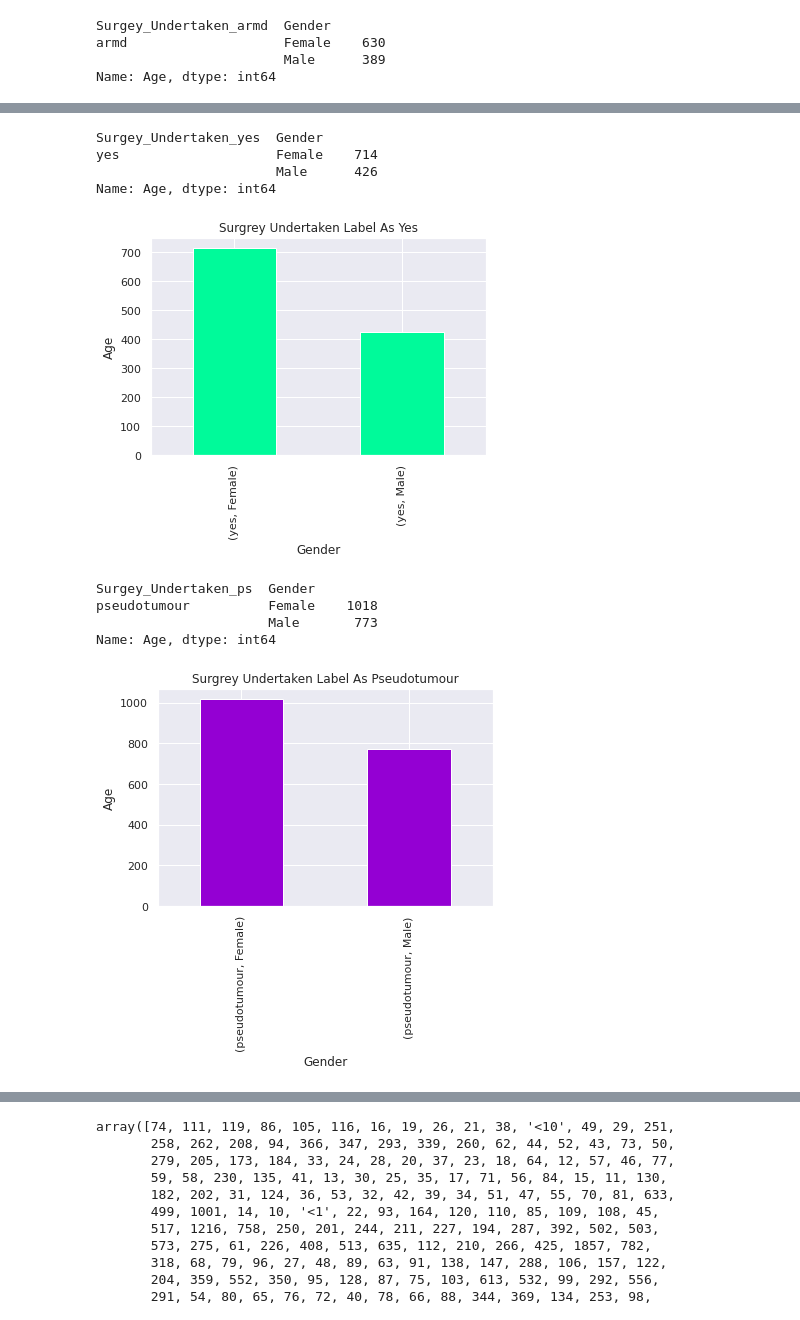
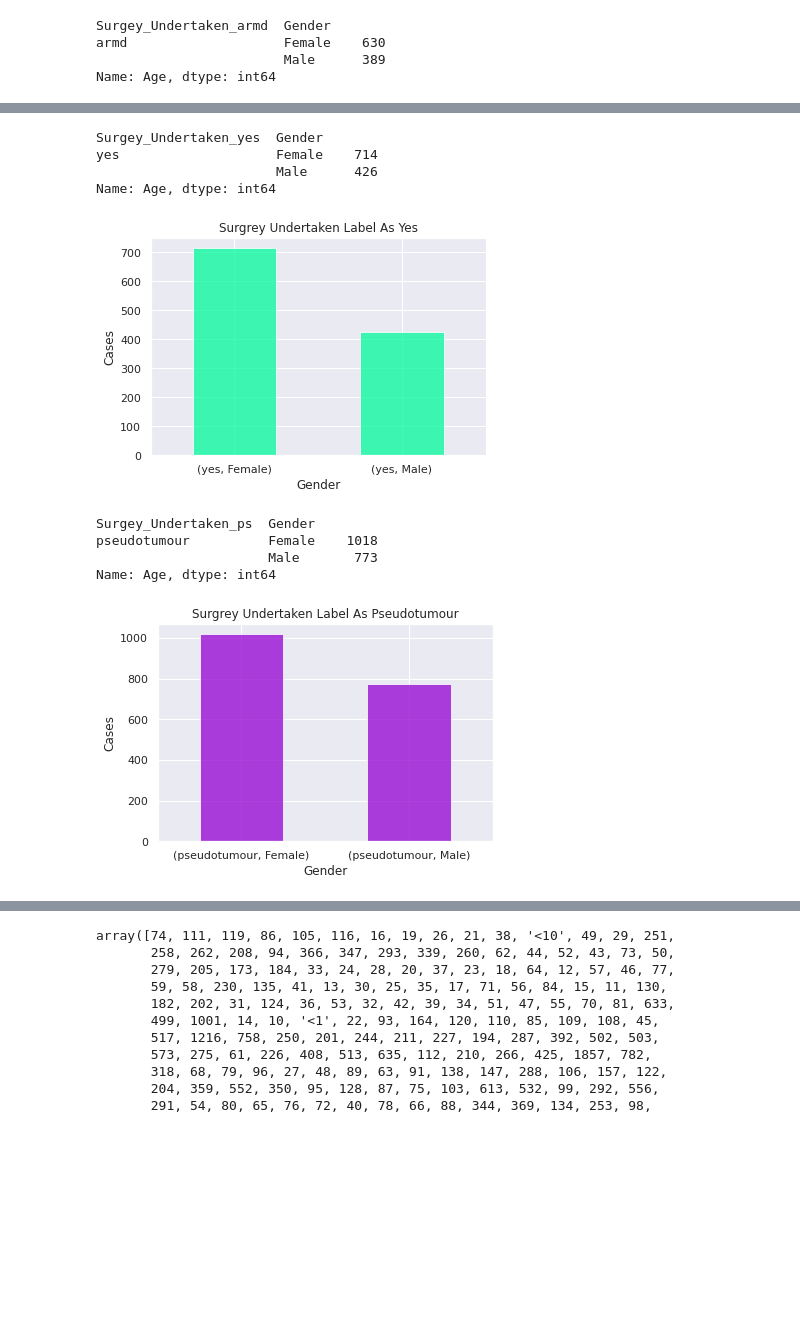
Before and after one commit to Hamza1122/ML-Ass, a Jupyter notebook: Untitled13.ipynb, the cells around one changed output, grey strips where cells are left out. Drawn from its saved outputs; the diff is of its cells as text; code cells hidden in the pictures; blank space fills up the shorter version.

```diff
--- a/Untitled13.ipynb
+++ b/Untitled13.ipynb
@@ -214,33 +215,33 @@ Name: Age, dtype: int64
 # %%
 #No of "Yes" cases mean with respect gender and age
 df['Surgey_Undertaken_yes'] = df['Surgey_Undertaken_yes'].mask(df['Surgey_Undertaken_yes'].ne('yes'))
 temp=df.groupby(["Surgey_Undertaken_yes","Gender"])["Age"].count()  #female were affected and male in armd
 print(temp)
-temp.plot(kind ='bar' , title ='Surgrey Undertaken Label As Yes',color="mediumspringgreen")
+temp.plot(kind ='bar' , title ='Surgrey Undertaken Label As Yes',color="mediumspringgreen",alpha=0.75, rot=0)
 plt.xlabel('Gender')
-plt.ylabel('Age')
+plt.ylabel('Cases')
 plt.show()
 # %% [output]
 Surgey_Undertaken_yes  Gender
 yes                    Female    714
                        Male      426
 Name: Age, dtype: int64
-[figure, old version]
+[figure, new version]
 # %%
 #No of "pseudotumour" cases mean with respect gender and age
 df['Surgey_Undertaken_ps'] = df['Surgey_Undertaken_ps'].mask(df['Surgey_Undertaken_ps'].ne('pseudotumour'))
 temp=df.groupby(["Surgey_Undertaken_ps","Gender"])["Age"].count()   #female were affected and male in armd
 print(temp)
-temp.plot(kind ='bar' , title ='Surgrey Undertaken Label As Pseudotumour',color="darkviolet")
+temp.plot(kind ='bar' , title ='Surgrey Undertaken Label As Pseudotumour',color="darkviolet",alpha=0.75, rot=0)
 plt.xlabel('Gender')
-plt.ylabel('Age')
+plt.ylabel('Cases')
 plt.show()
 # %% [output]
 Surgey_Undertaken_ps  Gender
 pseudotumour          Female    1018
                       Male       773
 Name: Age, dtype: int64
-[figure, old version]
+[figure, new version]
 # %%
 temp=df.groupby(["Surgey_Undertaken","Gender"])["Age"].count().unstack()  # surgrey taken count  with age and gender
 print(temp)
```
Also changed, not shown: parts of 10 cells of this notebook.
